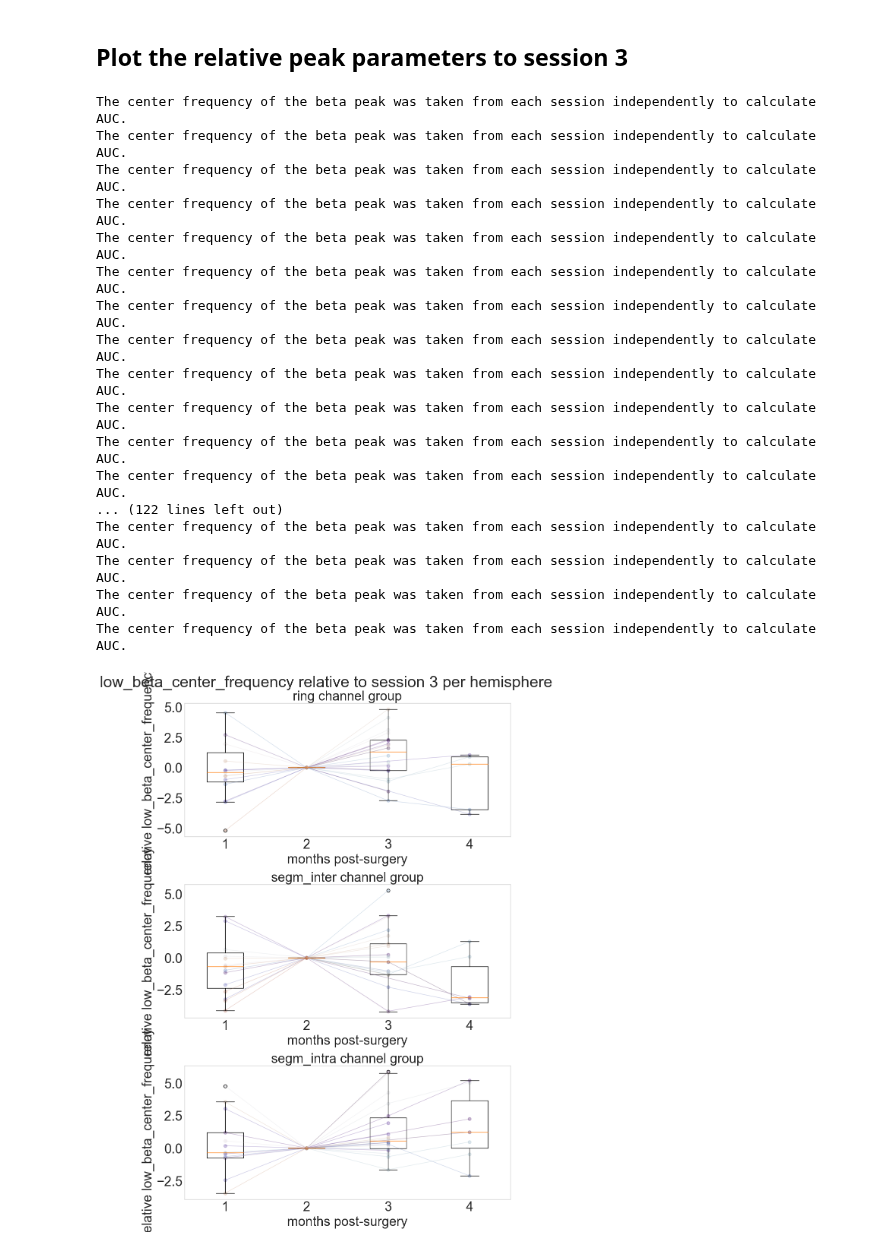
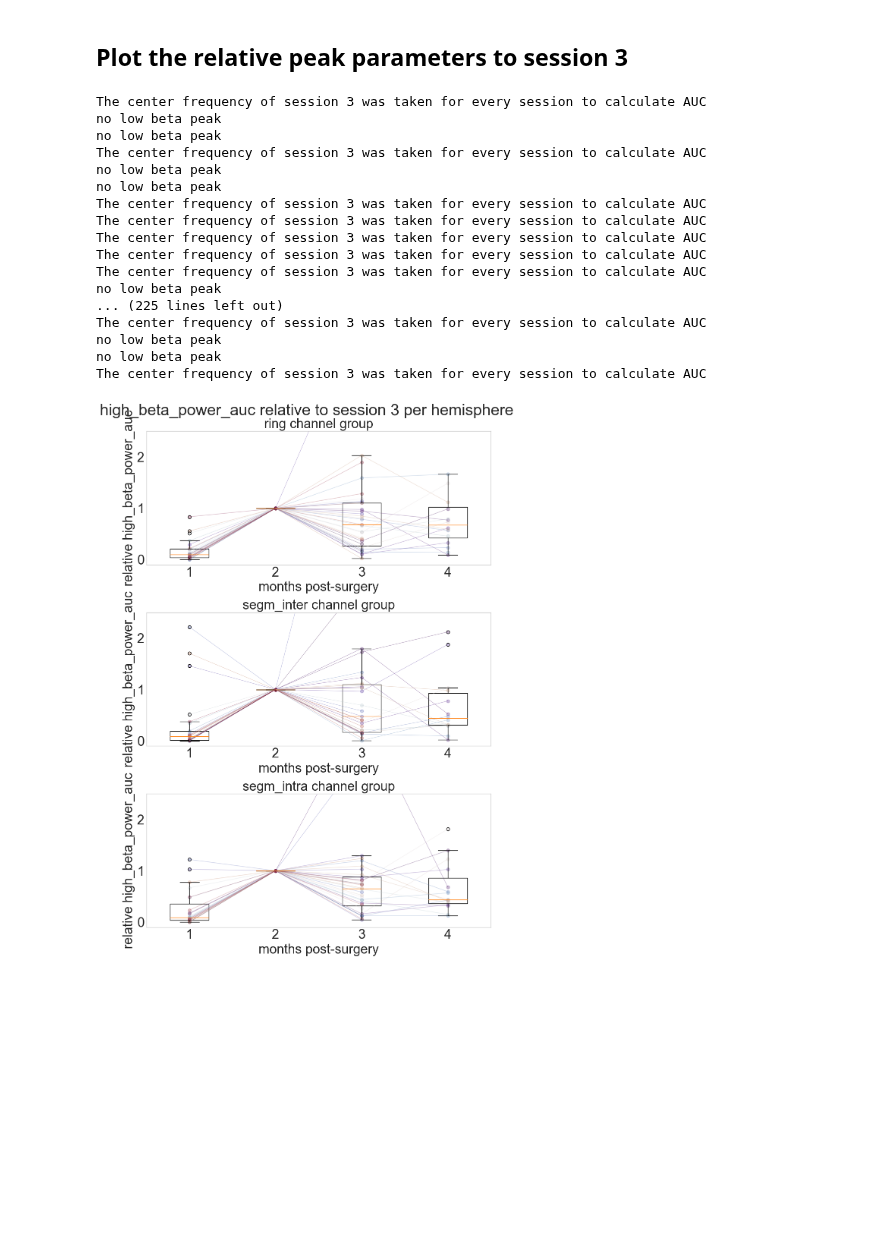
Before and after one commit to JKBehnke/BetaSenSightLongterm, a Jupyter notebook: notebooks/5_fooof_longterm_peak_parameters.ipynb, the cells around one changed output. Saved outputs shown, nothing was run; the diff lists cells and outputs as text; code cells hidden in the pictures; blank space fills up the shorter version.

Commit message:
power change relative to 3mfu

```diff
--- a/notebooks/5_fooof_longterm_peak_parameters.ipynb
+++ b/notebooks/5_fooof_longterm_peak_parameters.ipynb
@@ -245,29 +245,31 @@ rel_to_3m_data.head()
 # %%
 plot_rel_fu3m = fooof_peaks.plot_rel_to_fu3m_cf_or_power(
     fooof_spectrum="periodic_spectrum",
     fooof_version="v2",
-    data_to_analyze="low_beta_center_frequency",
-    around_cf="around_cf_at_each_session",
+    data_to_analyze="high_beta_power_auc",
+    around_cf="around_cf_at_fixed_session",
+    percentage="yes"
+
 )
 # %% [output]
-The center frequency of the beta peak was taken from each session independently to calculate AUC.
-The center frequency of the beta peak was taken from each session independently to calculate AUC.
-The center frequency of the beta peak was taken from each session independently to calculate AUC.
-The center frequency of the beta peak was taken from each session independently to calculate AUC.
-The center frequency of the beta peak was taken from each session independently to calculate AUC.
-The center frequency of the beta peak was taken from each session independently to calculate AUC.
-The center frequency of the beta peak was taken from each session independently to calculate AUC.
-The center frequency of the beta peak was taken from each session independently to calculate AUC.
-The center frequency of the beta peak was taken from each session independently to calculate AUC.
-The center frequency of the beta peak was taken from each session independently to calculate AUC.
-The center frequency of the beta peak was taken from each session independently to calculate AUC.
-The center frequency of the beta peak was taken from each session independently to calculate AUC.
-... (122 lines left out)
-The center frequency of the beta peak was taken from each session independently to calculate AUC.
-The center frequency of the beta peak was taken from each session independently to calculate AUC.
-The center frequency of the beta peak was taken from each session independently to calculate AUC.
-The center frequency of the beta peak was taken from each session independently to calculate AUC.
+The center frequency of session 3 was taken for every session to calculate AUC
+no low beta peak
+no low beta peak
+The center frequency of session 3 was taken for every session to calculate AUC
+no low beta peak
+no low beta peak
+The center frequency of session 3 was taken for every session to calculate AUC
+The center frequency of session 3 was taken for every session to calculate AUC
+The center frequency of session 3 was taken for every session to calculate AUC
+The center frequency of session 3 was taken for every session to calculate AUC
+The center frequency of session 3 was taken for every session to calculate AUC
+no low beta peak
+... (225 lines left out)
+The center frequency of session 3 was taken for every session to calculate AUC
+no low beta peak
+no low beta peak
+The center frequency of session 3 was taken for every session to calculate AUC
-[figure, old version]
+[figure, new version]
 # %%
 description_data = fooof_peaks.get_description_of_data(
     fooof_spectrum="periodic_spectrum",
```
Also changed, not shown: parts of 4 cells of this notebook, 1 other file.
